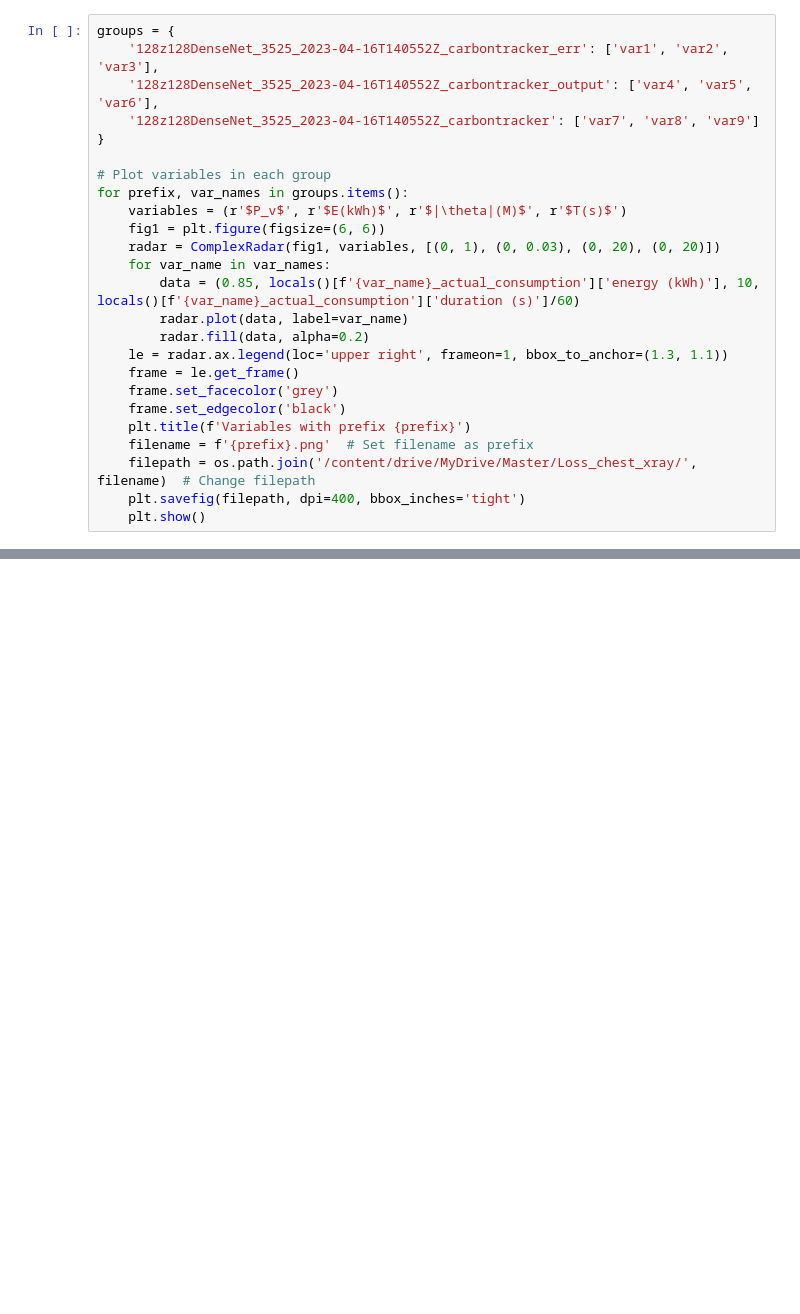
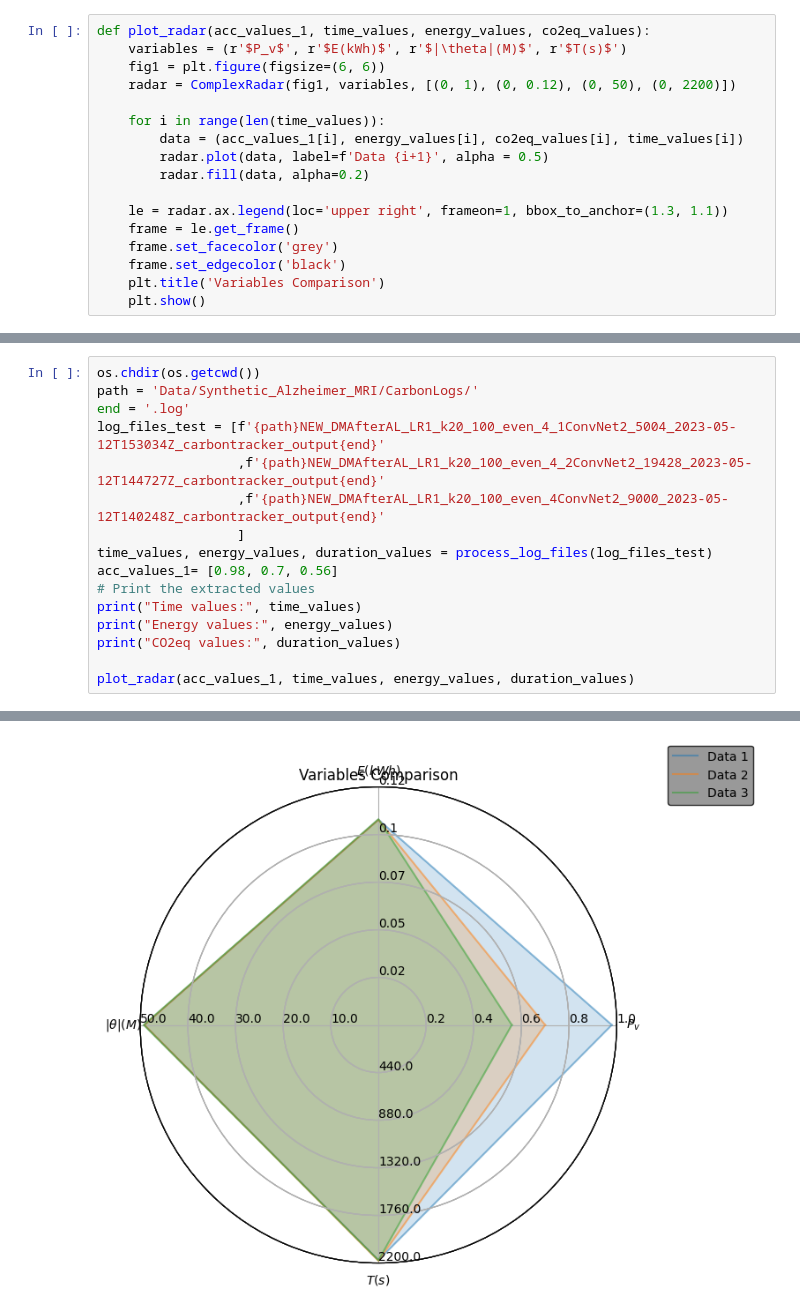
Before and after one commit to Thire399/DC-MasterThesis-2023, a Jupyter notebook: CarbonTrackerPlot.ipynb, the cells around one changed output, grey strips where cells are left out. Saved outputs shown, nothing was run; the diff lists cells and outputs as text; blank space fills up the shorter version.

```diff
--- a/CarbonTrackerPlot.ipynb
+++ b/CarbonTrackerPlot.ipynb
@@ -100,25 +149,17 @@ class ComplexRadar():
 # %%
-groups = {
-    '128z128DenseNet_3525_2023-04-16T140552Z_carbontracker_err': ['var1', 'var2', 'var3'],
-    '128z128DenseNet_3525_2023-04-16T140552Z_carbontracker_output': ['var4', 'var5', 'var6'],
-    '128z128DenseNet_3525_2023-04-16T140552Z_carbontracker': ['var7', 'var8', 'var9']
-}
-
-# Plot variables in each group
-for prefix, var_names in groups.items():
+def plot_radar(acc_values_1, time_values, energy_values, co2eq_values):
     variables = (r'$P_v$', r'$E(kWh)$', r'$|\theta|(M)$', r'$T(s)$')
     fig1 = plt.figure(figsize=(6, 6))
-    radar = ComplexRadar(fig1, variables, [(0, 1), (0, 0.03), (0, 20), (0, 20)])
-    for var_name in var_names:
-        data = (0.85, locals()[f'{var_name}_actual_consumption']['energy (kWh)'], 10, locals()[f'{var_name}_actual_consumption']['duration (s)']/60)
-        radar.plot(data, label=var_name)
+    radar = ComplexRadar(fig1, variables, [(0, 1), (0, 0.12), (0, 50), (0, 2200)])
+
+    for i in range(len(time_values)):
+        data = (acc_values_1[i], energy_values[i], co2eq_values[i], time_values[i])
+        radar.plot(data, label=f'Data {i+1}', alpha = 0.5)
         radar.fill(data, alpha=0.2)
+
     le = radar.ax.legend(loc='upper right', frameon=1, bbox_to_anchor=(1.3, 1.1))
     frame = le.get_frame()
     frame.set_facecolor('grey')
     frame.set_edgecolor('black')
-    plt.title(f'Variables with prefix {prefix}')
-    filename = f'{prefix}.png'  # Set filename as prefix
-    filepath = os.path.join('/content/drive/MyDrive/Master/Loss_chest_xray/', filename)  # Change filepath
-    plt.savefig(filepath, dpi=400, bbox_inches='tight')
+    plt.title('Variables Comparison')
     plt.show()
@@ -127,0 +168,17 @@ KeyError: 'var1_actual_consumption'
+# %%
+os.chdir(os.getcwd())
+path = 'Data/Synthetic_Alzheimer_MRI/CarbonLogs/'
+end = '.log'
+log_files_test = [f'{path}NEW_DMAfterAL_LR1_k20_100_even_4_1ConvNet2_5004_2023-05-12T153034Z_carbontracker_output{end}'
+                  ,f'{path}NEW_DMAfterAL_LR1_k20_100_even_4_2ConvNet2_19428_2023-05-12T144727Z_carbontracker_output{end}'
+                  ,f'{path}NEW_DMAfterAL_LR1_k20_100_even_4ConvNet2_9000_2023-05-12T140248Z_carbontracker_output{end}'
+                  ]
+time_values, energy_values, duration_values = process_log_files(log_files_test)
+acc_values_1= [0.98, 0.7, 0.56]
+# Print the extracted values
+print("Time values:", time_values)
+print("Energy values:", energy_values)
+print("CO2eq values:", duration_values)
+
+plot_radar(acc_values_1, time_values, energy_values, duration_values)
+# %% [output]
@@ -127,0 +188 @@ KeyError: 'var1_actual_consumption'
+[figure, added]
```
Also changed, not shown: parts of 9 cells of this notebook.
